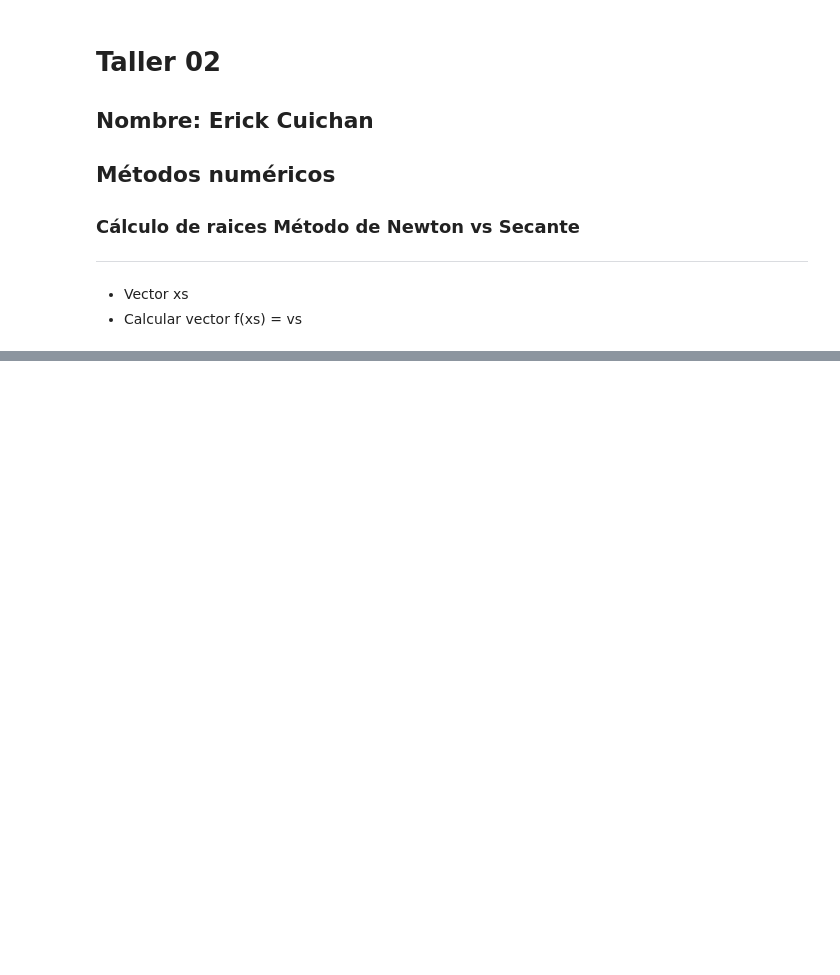
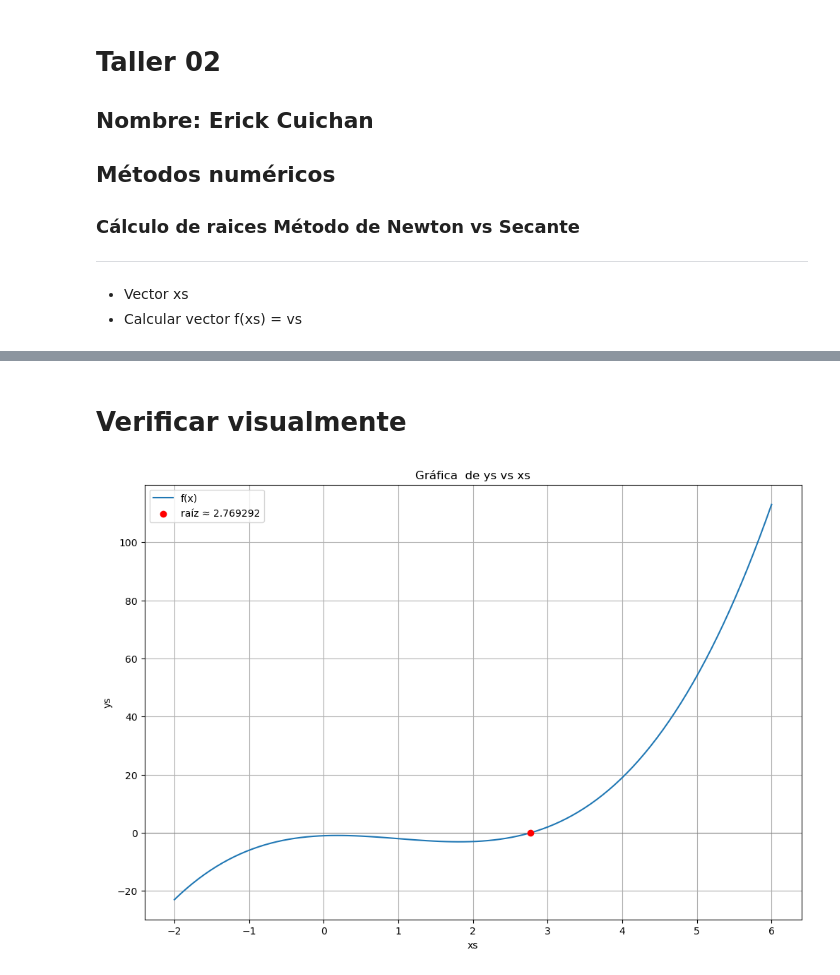
Before and after one commit to Erick-1213/Taller-2-, a Jupyter notebook: Taller[2]/Taller[2].ipynb, the cells around one changed output, grey strips where cells are left out. Drawn from its saved outputs; the diff is of its cells as text; code cells hidden in the pictures; blank space fills up the shorter version.

```diff
--- a/Taller[2]/Taller[2].ipynb
+++ b/Taller[2]/Taller[2].ipynb
@@ -28,0 +88,16 @@ plt.show()
+# %% [markdown]
+# Verificar visualmente
+# %%
+# aumentar tamaño de la figura y marcar la raíz
+plt.figure(figsize=(12,8))
+plt.plot(xs, ys, label='f(x)')
+plt.axhline(0, color='gray', linewidth=0.8)
+plt.scatter([root], [f(root)], color='red', zorder=5, label=f'raíz ≈ {root:.6f}')
+plt.xlabel("xs")
+plt.ylabel("ys")
+plt.title("Gráfica  de ys vs xs")
+plt.grid(True)
+plt.legend()
+plt.show()
+# %% [output]
+[figure, added]
```
Also changed, not shown: parts of 9 cells of this notebook.
